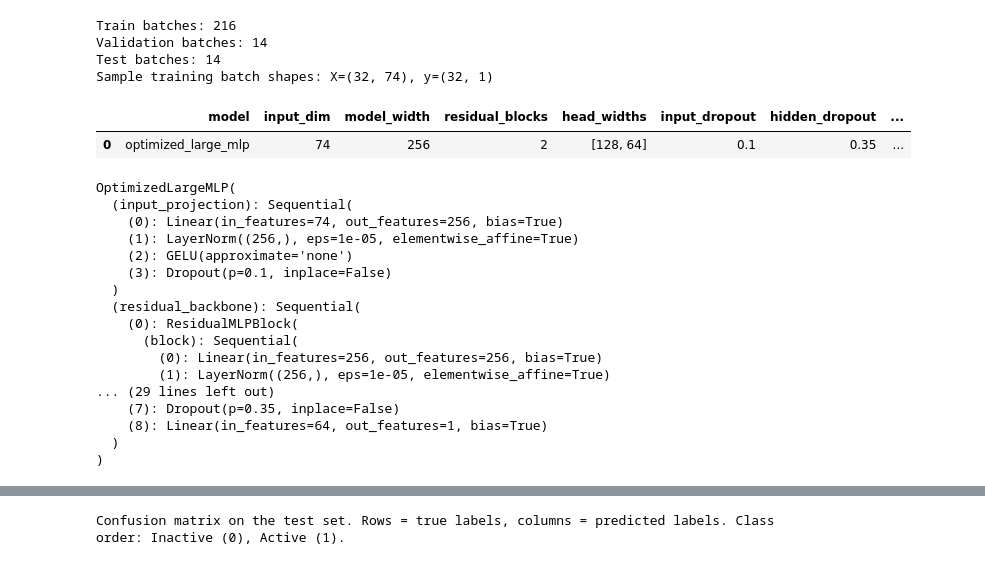
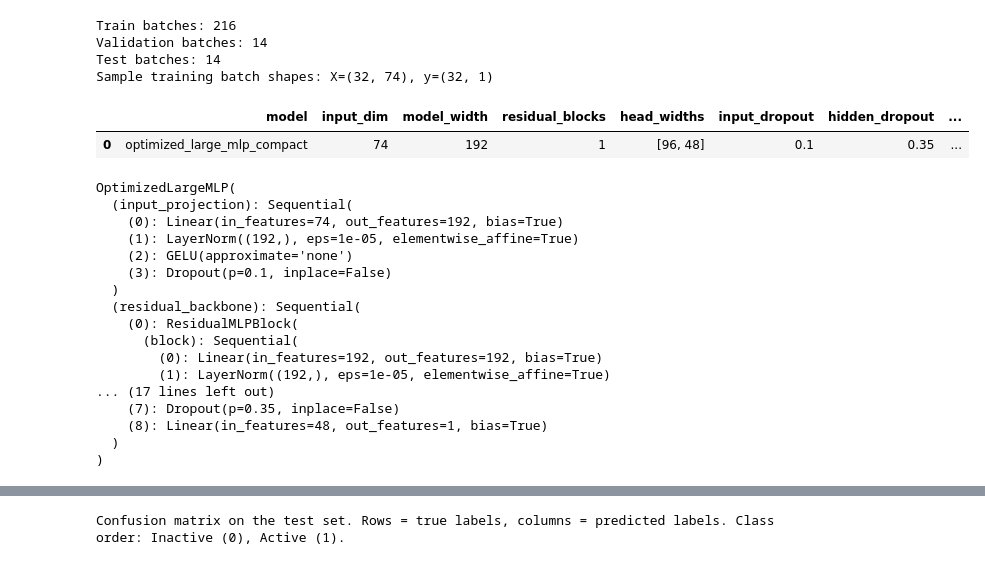
Before and after one commit to victor-capriles/Magestic-NN, a Jupyter notebook: large_mlp_optimization_pipeline.ipynb, the cells around one changed output, grey strips where cells are left out. Saved outputs shown, nothing was run; the diff lists cells and outputs as text; code cells hidden in the pictures.

```diff
--- a/large_mlp_optimization_pipeline.ipynb
+++ b/large_mlp_optimization_pipeline.ipynb
@@ -282,10 +282,10 @@ Sample training batch shapes: X=(32, 74), y=(32, 1)
 # %%
 import torch.nn as nn
 
-MODEL_NAME = "optimized_large_mlp"
-MODEL_WIDTH = 256
-RESIDUAL_BLOCKS = 2
-HEAD_WIDTHS = [128, 64]
+MODEL_NAME = "optimized_large_mlp_compact"
+MODEL_WIDTH = 192
+RESIDUAL_BLOCKS = 1
+HEAD_WIDTHS = [96, 48]
 INPUT_DROPOUT_RATE = 0.10
 HIDDEN_DROPOUT_RATE = 0.35
 
@@ -350,49 +350,49 @@ class OptimizedLargeMLP(nn.Module):
 def count_trainable_parameters(model: nn.Module) -> int:
     return sum(
         parameter.numel()
         for parameter in model.parameters()
         if parameter.requires_grad
     )
 
 
 INPUT_DIM = X_train.shape[1]
 architecture_summary = pd.DataFrame(
     [
         {
             "model": MODEL_NAME,
             "input_dim": INPUT_DIM,
             "model_width": MODEL_WIDTH,
             "residual_blocks": RESIDUAL_BLOCKS,
             "head_widths": HEAD_WIDTHS,
             "input_dropout": INPUT_DROPOUT_RATE,
             "hidden_dropout": HIDDEN_DROPOUT_RATE,
             "trainable_parameters": count_trainable_parameters(OptimizedLargeMLP(INPUT_DIM)),
         }
     ]
 )
 
 optimized_large_model = OptimizedLargeMLP(INPUT_DIM).to(device)
 
 display(architecture_summary)
 print(optimized_large_model)
 # %% [output]
 |  | model | input_dim | model_width | residual_blocks | head_widths | input_dropout | hidden_dropout | ... |
-| 0 | optimized_large_mlp | 74 | 256 | 2 | [128, 64] | 0.1 | 0.35 | ... |
+| 0 | optimized_large_mlp_compact | 74 | 192 | 1 | [96, 48] | 0.1 | 0.35 | ... |
 OptimizedLargeMLP(
   (input_projection): Sequential(
-    (0): Linear(in_features=74, out_features=256, bias=True)
-    (1): LayerNorm((256,), eps=1e-05, elementwise_affine=True)
+    (0): Linear(in_features=74, out_features=192, bias=True)
+    (1): LayerNorm((192,), eps=1e-05, elementwise_affine=True)
     (2): GELU(approximate='none')
     (3): Dropout(p=0.1, inplace=False)
   )
   (residual_backbone): Sequential(
     (0): ResidualMLPBlock(
       (block): Sequential(
-        (0): Linear(in_features=256, out_features=256, bias=True)
-        (1): LayerNorm((256,), eps=1e-05, elementwise_affine=True)
-... (29 lines left out)
+        (0): Linear(in_features=192, out_features=192, bias=True)
+        (1): LayerNorm((192,), eps=1e-05, elementwise_affine=True)
+... (17 lines left out)
     (7): Dropout(p=0.35, inplace=False)
-    (8): Linear(in_features=64, out_features=1, bias=True)
+    (8): Linear(in_features=48, out_features=1, bias=True)
   )
 )
 # %%
```
Also changed, not shown: parts of 2 cells of this notebook.
